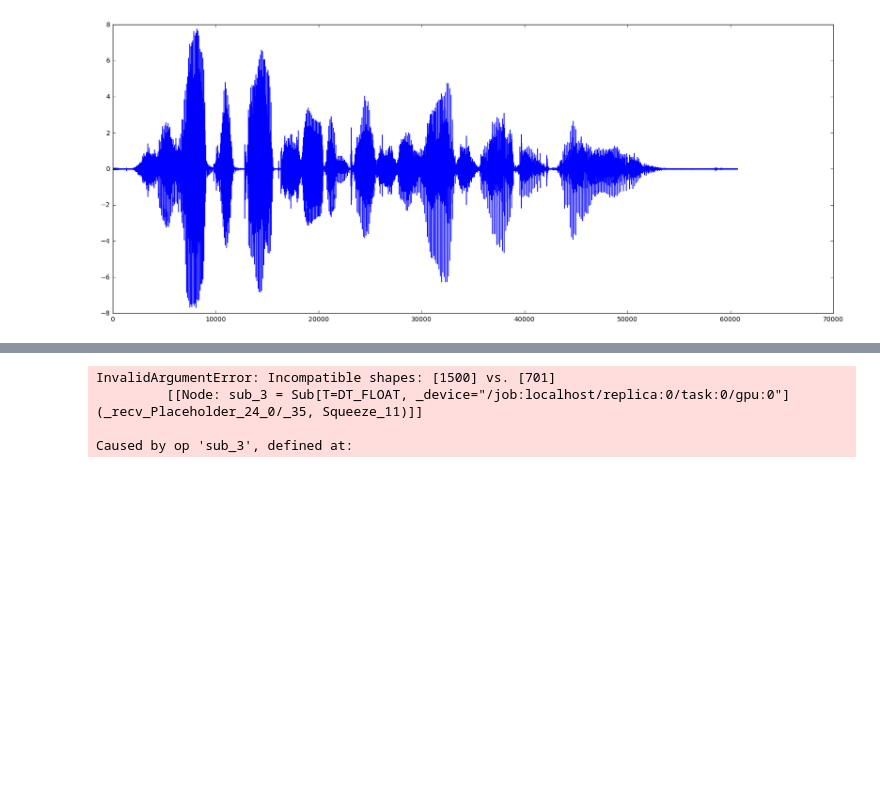
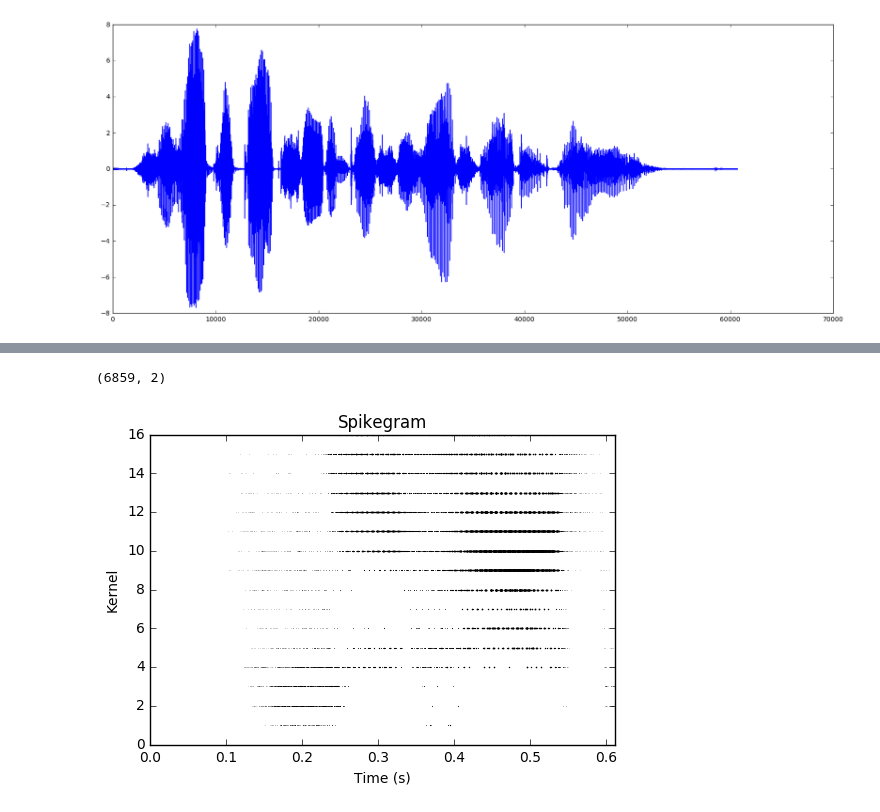
Before and after one commit to emdodds/causal-sparse-coding, a Jupyter notebook: one at a time.ipynb, the cells around one changed output, grey strips where cells are left out. Drawn from its saved outputs; the diff is of its cells as text; code cells hidden in the pictures; blank space fills up the shorter version.

```diff
--- a/one at a time.ipynb
+++ b/one at a time.ipynb
@@ -130,3 +153,5 @@ spikes = infer(signal[start:end], 0.2)
+# %%
+np_spikes, np_recon = np_infer(signal[start:end], 0.1)
 # %%
 def plotSpikeGram( spikes, markerSize = .0001 ):
     """adapted from https://github.com/craffel/spikegram-coding/blob/master/plotSpikeGram.py"""
@@ -151,8 +176,8 @@ plotSpikeGram(spikes, 1)
+# %%
+plotSpikeGram(np_spikes,1)
+# %% [output]
+(6859, 2)
+[figure, added]
 # %%
 feed_dict = {X : signal[start:end], final_coeffs : spikes}
-sess.run(learn_op, feed_dict = feed_dict)
+#sess.run(learn_op, feed_dict = feed_dict)
-# %% [output]
-InvalidArgumentError: Incompatible shapes: [1500] vs. [701]
-         [[Node: sub_3 = Sub[T=DT_FLOAT, _device="/job:localhost/replica:0/task:0/gpu:0"](_recv_Placeholder_24_0/_35, Squeeze_11)]]
-
-Caused by op 'sub_3', defined at:
```
Also changed, not shown: parts of 18 cells of this notebook.
